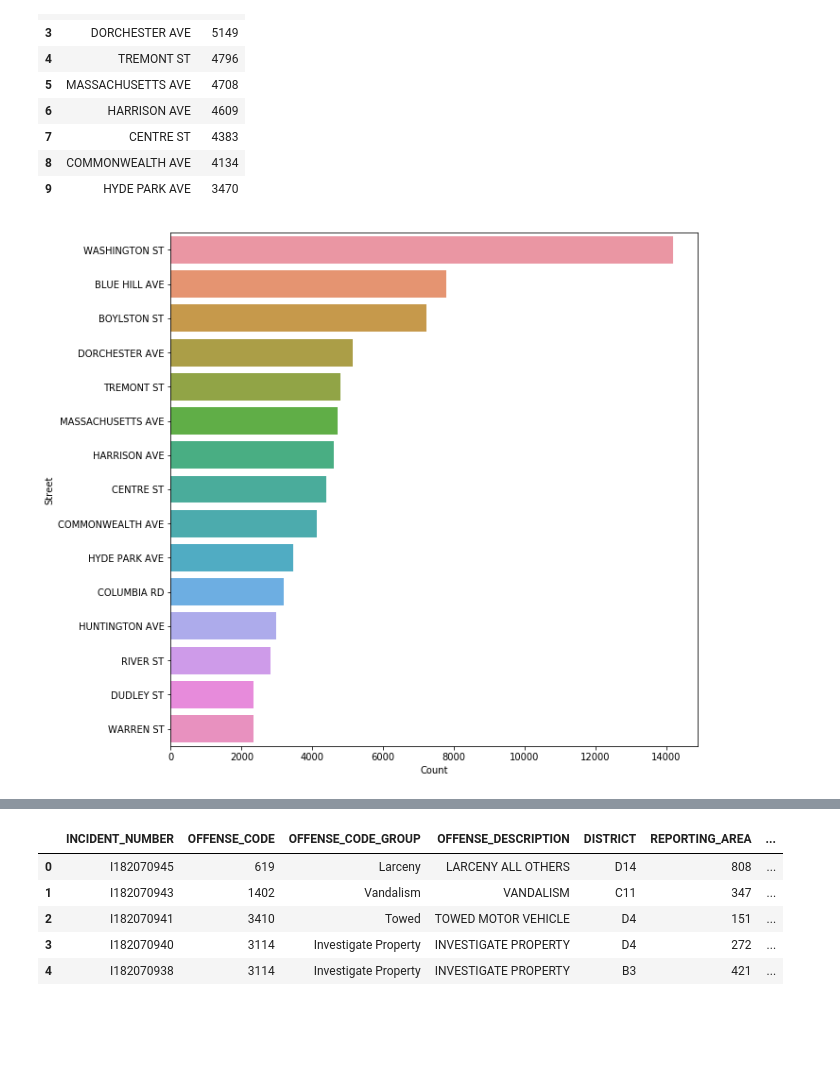
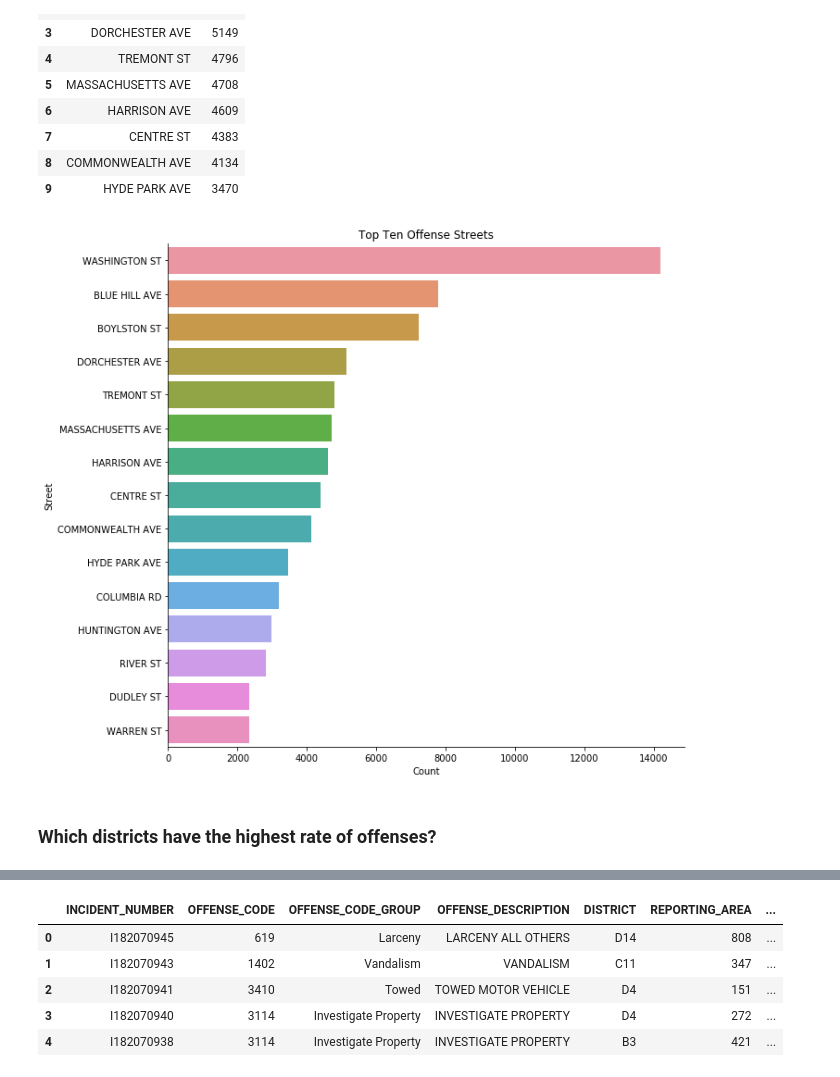
Before and after one commit to SpacePatroller/Boston_Crime_Data, a Jupyter notebook: Crime Data EDA.ipynb, the cells around one changed output, grey strips where cells are left out. Cells and saved outputs as stored; diff of their text form; code cells hidden in the pictures; blank space fills up the shorter version.

```diff
--- a/Crime Data EDA.ipynb
+++ b/Crime Data EDA.ipynb
@@ -112,9 +113,13 @@ crimeAreas.head(10)
 # %%
 figure = plt.figure(figsize=(10,10))
 
 sns.barplot(x=crimeAreas['Count'].iloc[:15],y=crimeAreas['Street'].iloc[:15])
 plt.ylabel('Street')
 plt.xlabel('Count')
-plt.savefig('images/streetsOffenseCount.jpeg')
+plt.title('Top Ten Offense Streets')
+sns.despine()
+plt.savefig('images/streetsOffenseCount.png')
 # %% [output]
-[figure, old version]
+[figure, new version]
+# %% [markdown]
+### Which districts have the highest rate of offenses?
```
Also changed, not shown: parts of 12 cells of this notebook, 7 other files.
